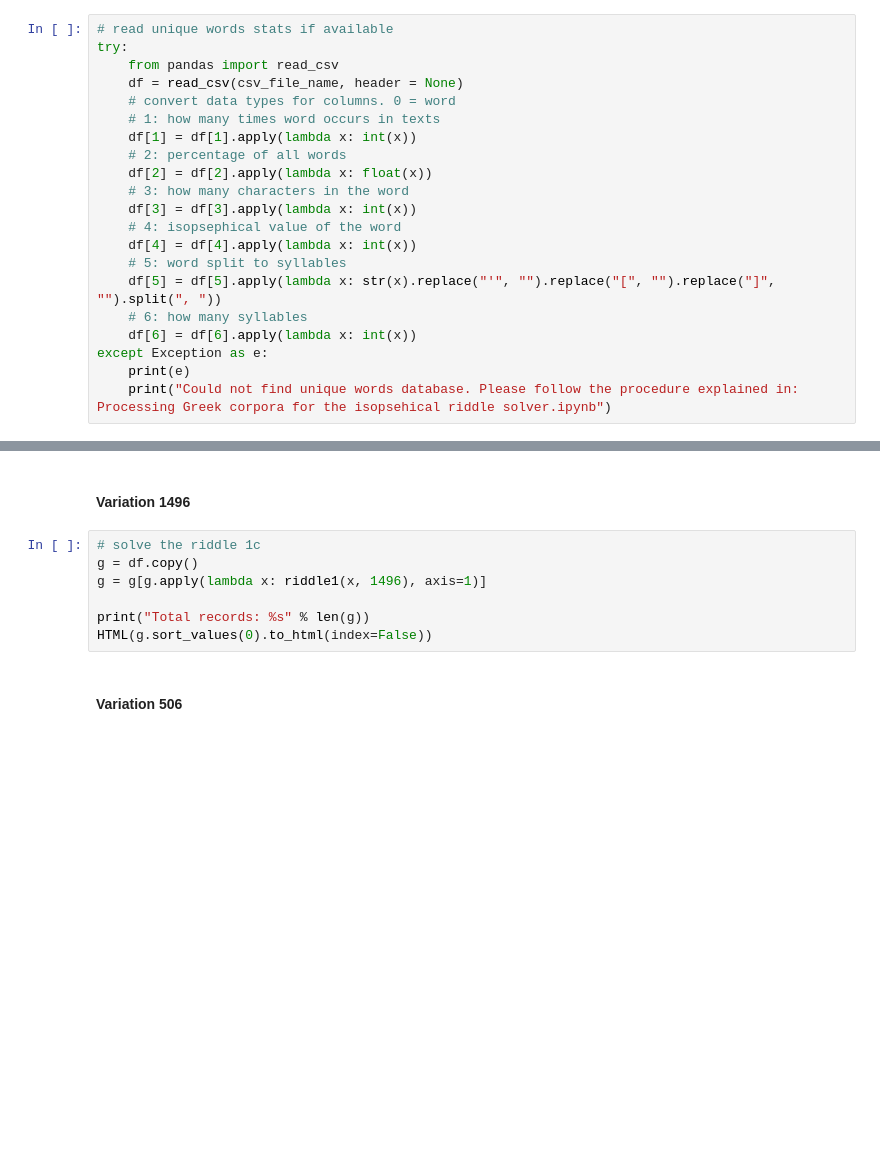
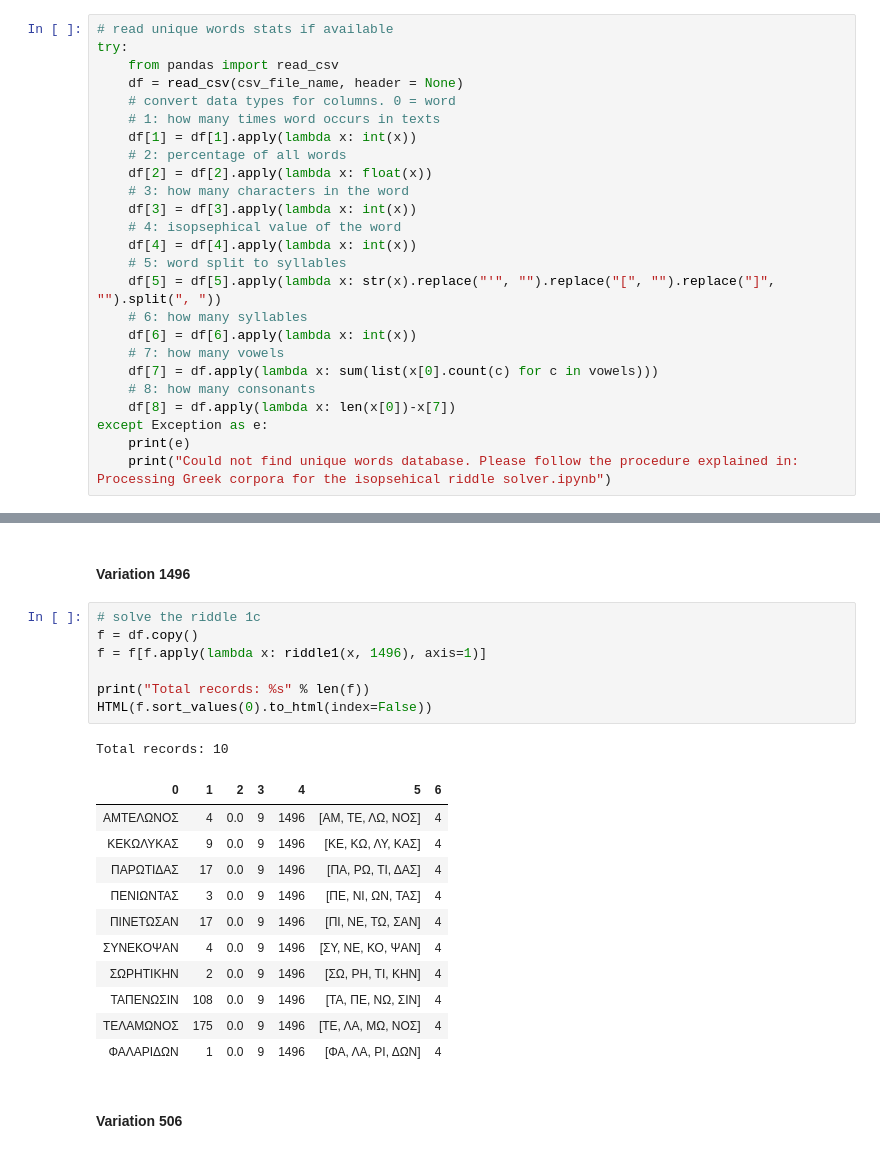
Before and after one commit to markomanninen/grcriddles, a Jupyter notebook: Isopsephical riddles in the Greek Pseudo Sibylline hexameter poetry.ipynb, the cells around one changed output, grey strips where cells are left out. Cells and saved outputs as stored; diff of their text form; blank space fills up the shorter version.

Commit message:
Update Isopsephical riddles in the Greek Pseudo Sibylline hexameter poetry.ipynb
Latest run

```diff
--- a/Isopsephical riddles in the Greek Pseudo Sibylline hexameter poetry.ipynb
+++ b/Isopsephical riddles in the Greek Pseudo Sibylline hexameter poetry.ipynb
@@ -170,6 +169,10 @@ try:
     df[5] = df[5].apply(lambda x: str(x).replace("'", "").replace("[", "").replace("]", "").split(", "))
     # 6: how many syllables
     df[6] = df[6].apply(lambda x: int(x))
+    # 7: how many vowels
+    df[7] = df.apply(lambda x: sum(list(x[0].count(c) for c in vowels)))
+    # 8: how many consonants
+    df[8] = df.apply(lambda x: len(x[0])-x[7])
 except Exception as e:
     print(e)
     print("Could not find unique words database. Please follow the procedure explained in: Processing Greek corpora for the isopsehical riddle solver.ipynb")
@@ -437,11 +444,24 @@ HTML(f.sort_values(0).to_html(index=False))
 #### Variation 1496
 # %%
 # solve the riddle 1c
-g = df.copy()
-g = g[g.apply(lambda x: riddle1(x, 1496), axis=1)]
+f = df.copy()
+f = f[f.apply(lambda x: riddle1(x, 1496), axis=1)]
 
-print("Total records: %s" % len(g))
-HTML(g.sort_values(0).to_html(index=False))
+print("Total records: %s" % len(f))
+HTML(f.sort_values(0).to_html(index=False))
+# %% [output]
+Total records: 10
+| 0 | 1 | 2 | 3 | 4 | 5 | 6 |
+| ΑΜΤΕΛΩΝΟΣ | 4 | 0.0 | 9 | 1496 | [ΑΜ, ΤΕ, ΛΩ, ΝΟΣ] | 4 |
+| ΚΕΚΩΛΥΚΑΣ | 9 | 0.0 | 9 | 1496 | [ΚΕ, ΚΩ, ΛΥ, ΚΑΣ] | 4 |
+| ΠΑΡΩΤΙΔΑΣ | 17 | 0.0 | 9 | 1496 | [ΠΑ, ΡΩ, ΤΙ, ΔΑΣ] | 4 |
+| ΠΕΝΙΩΝΤΑΣ | 3 | 0.0 | 9 | 1496 | [ΠΕ, ΝΙ, ΩΝ, ΤΑΣ] | 4 |
+| ΠΙΝΕΤΩΣΑΝ | 17 | 0.0 | 9 | 1496 | [ΠΙ, ΝΕ, ΤΩ, ΣΑΝ] | 4 |
+| ΣΥΝΕΚΟΨΑΝ | 4 | 0.0 | 9 | 1496 | [ΣΥ, ΝΕ, ΚΟ, ΨΑΝ] | 4 |
+| ΣΩΡΗΤΙΚΗΝ | 2 | 0.0 | 9 | 1496 | [ΣΩ, ΡΗ, ΤΙ, ΚΗΝ] | 4 |
+| ΤΑΠΕΝΩΣΙΝ | 108 | 0.0 | 9 | 1496 | [ΤΑ, ΠΕ, ΝΩ, ΣΙΝ] | 4 |
+| ΤΕΛΑΜΩΝΟΣ | 175 | 0.0 | 9 | 1496 | [ΤΕ, ΛΑ, ΜΩ, ΝΟΣ] | 4 |
+| ΦΑΛΑΡΙΔΩΝ | 1 | 0.0 | 9 | 1496 | [ΦΑ, ΛΑ, ΡΙ, ΔΩΝ] | 4 |
 # %% [markdown]
 #### Variation 506
 # %%
```
Also changed, not shown: parts of 16 cells of this notebook.
